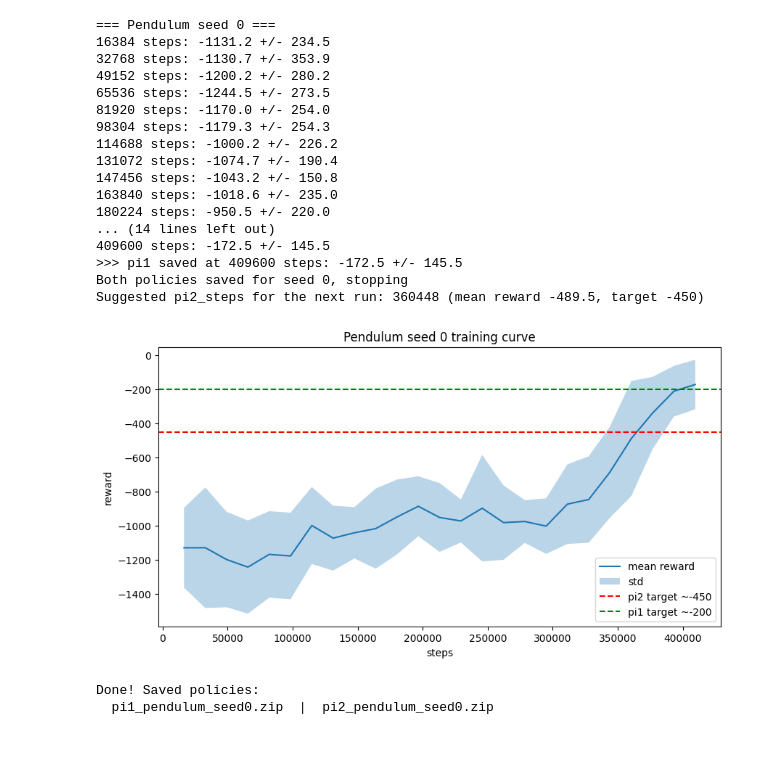
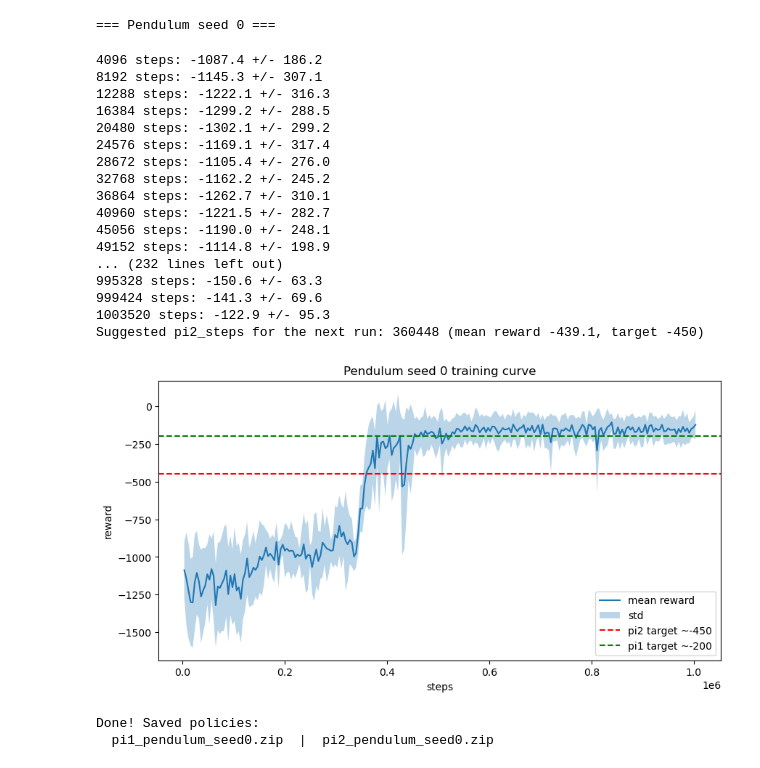
Before and after one commit to mgatti03/EE-568-Reinforcement-Project, a Jupyter notebook: policies_saving.ipynb, the cells around one changed output. Saved outputs shown, nothing was run; the diff lists cells and outputs as text; code cells hidden in the pictures.

```diff
--- a/policies_saving.ipynb
+++ b/policies_saving.ipynb
@@ -19,8 +19,9 @@ target_pi2_reward = 250
 target_pi1_reward = 490
 seed = 0
 pi2_steps = 14336
+max_steps = 150_000
 
-checkpoint_interval = 1024
+checkpoint_interval = 512
 
 print(f"\n=== CartPole seed {seed} ===")
 
@@ -49,7 +50,7 @@ total_steps = 0
 pi2_saved = False
 pi1_saved = False
 
-for _ in range(0, 100_000, checkpoint_interval):
+for _ in range(0, max_steps, checkpoint_interval):
     model.learn(
         total_timesteps=checkpoint_interval,
         reset_num_timesteps=False
@@ -75,9 +76,11 @@ for _ in range(0, 100_000, checkpoint_interval):
         print(f">>> pi1 saved at {total_steps} steps: {mean_reward:.1f} +/- {std_reward:.1f}")
         pi1_saved = True
 
-    if pi1_saved:
-        print(f"Both policies saved for seed {seed}, stopping")
-        break
+    # if pi1_saved:
+    #     print(f"Both policies saved for seed {seed}, stopping")
+    #     break
+    # Do not stop immediately after pi1 is saved.
+    # Continue training to get a smoother / longer graph.
 
 # pick the best checkpoint for pi2 on the next run
 if steps_log:
@@ -137,7 +138,8 @@ Done! Saved policies:
 # %%
 target_pi2_reward = -450
 target_pi1_reward = -200
-checkpoint_interval = 1024 * 16
+checkpoint_interval = 4096
+max_steps = 1_000_000
 
 seed = 0
 pi2_steps = 360448
@@ -176,7 +178,7 @@ for _ in range(0, 1_000_000, checkpoint_interval):
     print(f"{total_steps} steps: {mean_reward:.1f} +/- {std_reward:.1f}")
 
     # save pi2 at target steps
-    if total_steps == pi2_steps and not pi2_saved:
+    if total_steps >= pi2_steps and not pi2_saved:
         model.save(os.path.join(save_path, f"pi2_pendulum_seed{seed}"))
         print(f">>> pi2 saved at {total_steps} steps: {mean_reward:.1f} +/- {std_reward:.1f}")
         pi2_saved = True
@@ -187,9 +189,10 @@ for _ in range(0, 1_000_000, checkpoint_interval):
         print(f">>> pi1 saved at {total_steps} steps: {mean_reward:.1f} +/- {std_reward:.1f}")
         pi1_saved = True
 
-    if pi1_saved:
-        print(f"Both policies saved for seed {seed}, stopping")
-        break
+    # Continue training after pi1 is saved to get a longer curve
+    # if pi1_saved:
+    #     print(f"Both policies saved for seed {seed}, stopping")
+    #     break
 
 # pick the best checkpoint for pi2 on the next run
 if steps_log:
@@ -197,49 +200,50 @@ if steps_log:
     best_pi2_idx = int(np.argmin(np.abs(mean_array - target_pi2_reward)))
     best_pi2_steps = steps_log[best_pi2_idx]
     best_pi2_reward = mean_log[best_pi2_idx]
     print(
         f"Suggested pi2_steps for the next run: {best_pi2_steps} "
         f"(mean reward {best_pi2_reward:.1f}, target {target_pi2_reward})"
     )
     pi2_steps = best_pi2_steps
 
 # plot
 plt.figure(figsize=(10, 5))
 plt.plot(steps_log, mean_log, label="mean reward")
 plt.fill_between(
     steps_log,
     [m - s for m, s in zip(mean_log, std_log)],
     [m + s for m, s in zip(mean_log, std_log)],
     alpha=0.3, label="std"
 )
 plt.axhline(target_pi2_reward, color="red",   linestyle="--", label=f"pi2 target ~{target_pi2_reward}")
 plt.axhline(target_pi1_reward, color="green", linestyle="--", label=f"pi1 target ~{target_pi1_reward}")
 plt.xlabel("steps")
 plt.ylabel("reward")
 plt.title(f"Pendulum seed {seed} training curve")
 plt.legend()
 plt.show()
 
 print("\nDone! Saved policies:")
 print(f"  pi1_pendulum_seed{seed}.zip  |  pi2_pendulum_seed{seed}.zip")
 # %% [output]
 === Pendulum seed 0 ===
-16384 steps: -1131.2 +/- 234.5
-32768 steps: -1130.7 +/- 353.9
-49152 steps: -1200.2 +/- 280.2
-65536 steps: -1244.5 +/- 273.5
-81920 steps: -1170.0 +/- 254.0
-98304 steps: -1179.3 +/- 254.3
-114688 steps: -1000.2 +/- 226.2
-131072 steps: -1074.7 +/- 190.4
-147456 steps: -1043.2 +/- 150.8
-163840 steps: -1018.6 +/- 235.0
-180224 steps: -950.5 +/- 220.0
-... (14 lines left out)
-409600 steps: -172.5 +/- 145.5
->>> pi1 saved at 409600 steps: -172.5 +/- 145.5
-Both policies saved for seed 0, stopping
-Suggested pi2_steps for the next run: 360448 (mean reward -489.5, target -450)
+4096 steps: -1087.4 +/- 186.2
+8192 steps: -1145.3 +/- 307.1
+12288 steps: -1222.1 +/- 316.3
+16384 steps: -1299.2 +/- 288.5
+20480 steps: -1302.1 +/- 299.2
+24576 steps: -1169.1 +/- 317.4
+28672 steps: -1105.4 +/- 276.0
+32768 steps: -1162.2 +/- 245.2
+36864 steps: -1262.7 +/- 310.1
+40960 steps: -1221.5 +/- 282.7
+45056 steps: -1190.0 +/- 248.1
+49152 steps: -1114.8 +/- 198.9
+... (232 lines left out)
+995328 steps: -150.6 +/- 63.3
+999424 steps: -141.3 +/- 69.6
+1003520 steps: -122.9 +/- 95.3
+Suggested pi2_steps for the next run: 360448 (mean reward -439.1, target -450)
-[figure, old version]
+[figure, new version]
-Done! Saved policies:
-  pi1_pendulum_seed0.zip  |  pi2_pendulum_seed0.zip
+Done! Saved policies:
+  pi1_pendulum_seed0.zip  |  pi2_pendulum_seed0.zip
```
Also changed, not shown: parts of 1 cell of this notebook.
